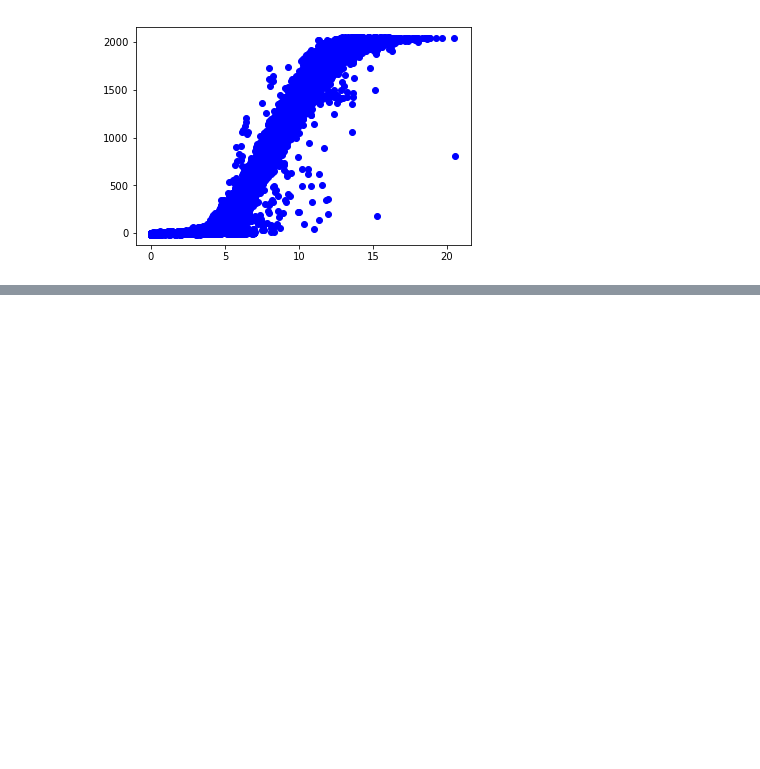
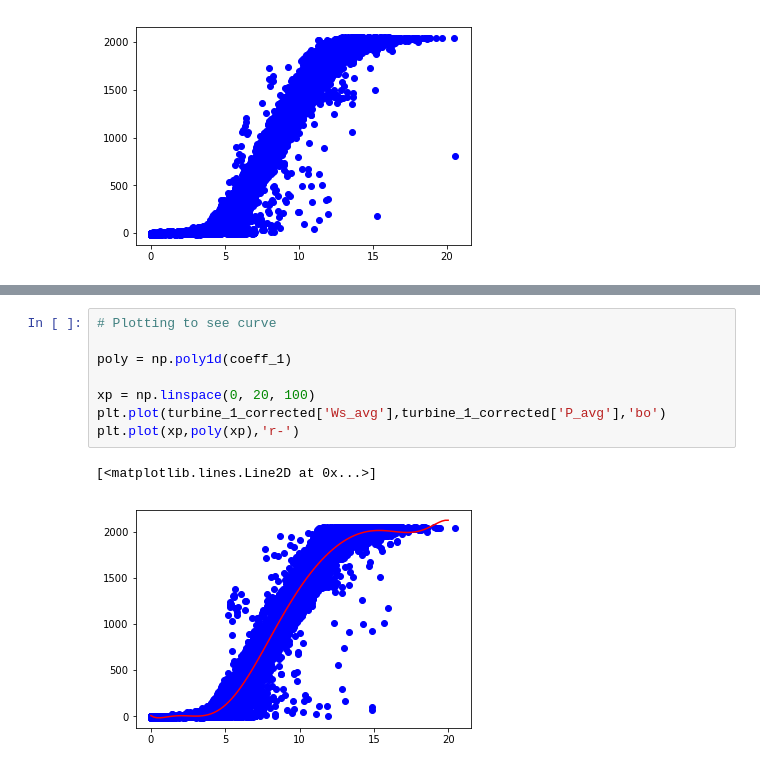
Before and after one commit to jason-hu7/Wind-Farm-Prediction, a Jupyter notebook: complete_code_v1.ipynb, the cells around one changed output, grey strips where cells are left out. Saved outputs shown, nothing was run; the diff lists cells and outputs as text; blank space fills up the shorter version.

```diff
--- a/complete_code_v1.ipynb
+++ b/complete_code_v1.ipynb
@@ -567,0 +710,11 @@ plt.plot(turbine_4_corrected.Ws_avg, turbine_4_corrected.P_avg,'bo')
+# %%
+# Plotting to see curve
+
+poly = np.poly1d(coeff_1)
+
+xp = np.linspace(0, 20, 100)
+plt.plot(turbine_1_corrected['Ws_avg'],turbine_1_corrected['P_avg'],'bo')
+plt.plot(xp,poly(xp),'r-')
+# %% [output]
+[<matplotlib.lines.Line2D at 0x...>]
+[figure, added]
```
Also changed, not shown: parts of 22 cells of this notebook.
